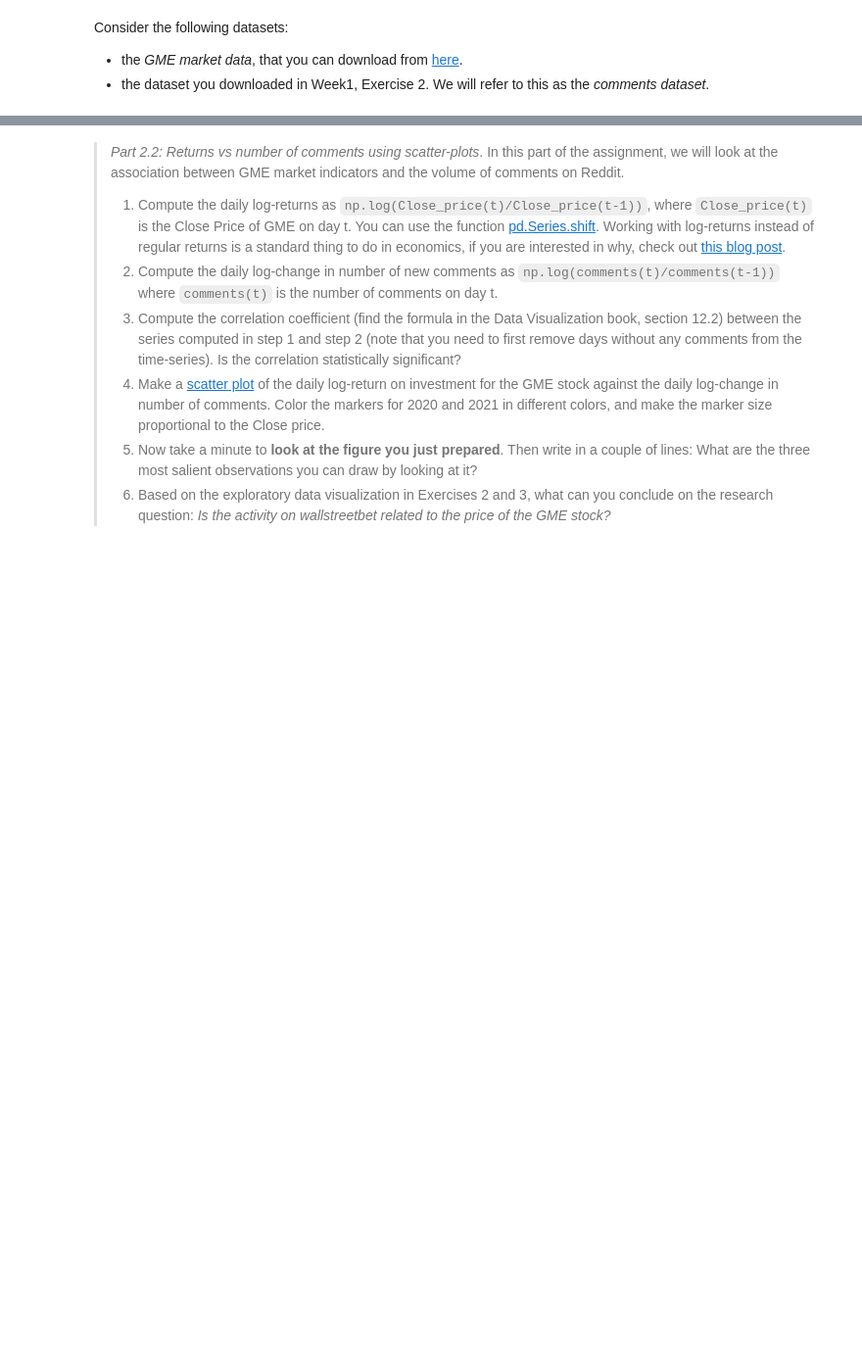
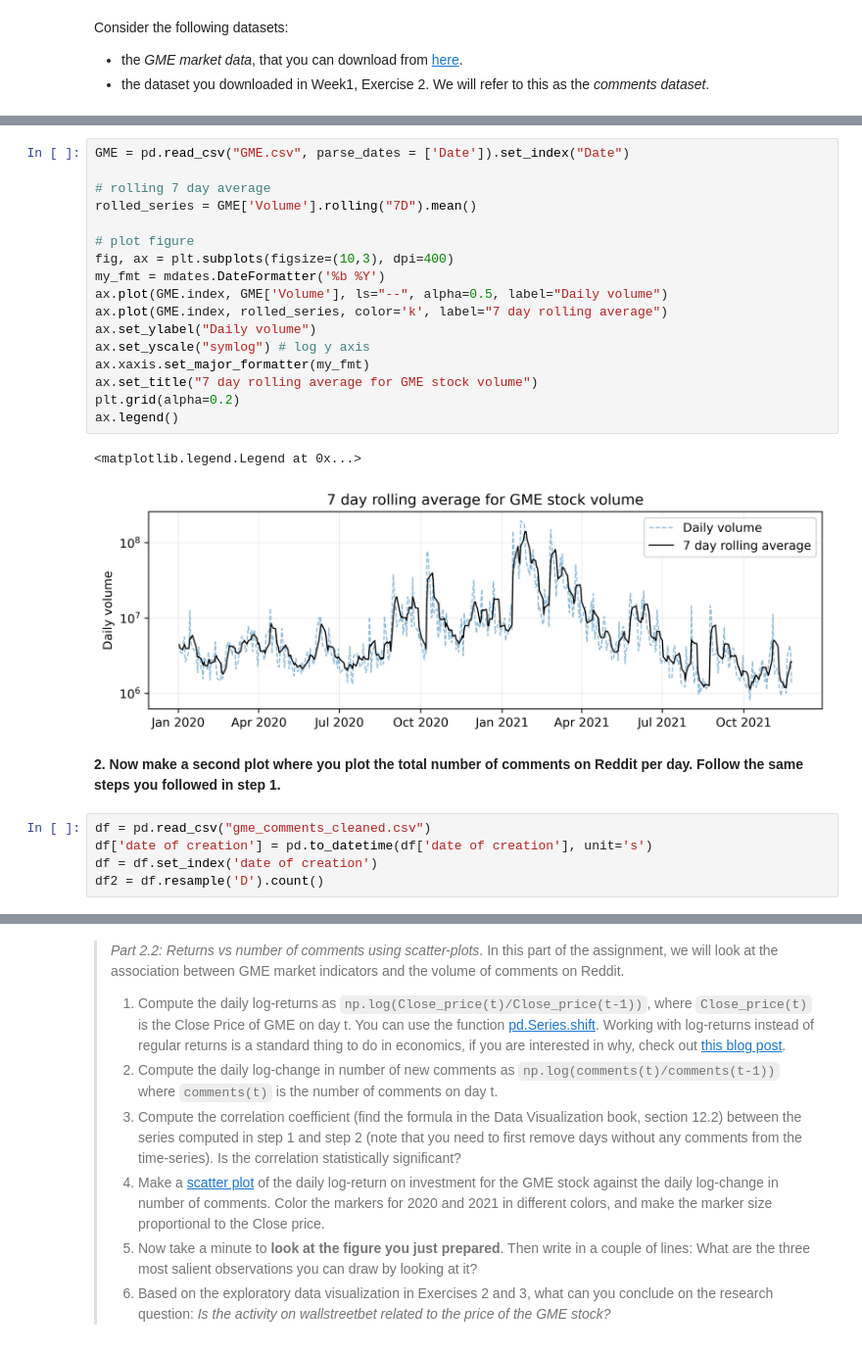
Before and after one commit to TECH-yufu/comsocsci2022-assignment-1, a Jupyter notebook: Assignment1.ipynb, the cells around one changed output, grey strips where cells are left out. Shown at 98% size. Drawn from its saved outputs; the diff is of its cells as text; blank space fills up the shorter version.

```diff
--- a/Assignment1.ipynb
+++ b/Assignment1.ipynb
@@ -58,0 +74,27 @@ Consider the following datasets:
+# %%
+GME = pd.read_csv("GME.csv", parse_dates = ['Date']).set_index("Date")
+
+# rolling 7 day average
+rolled_series = GME['Volume'].rolling("7D").mean()
+
+# plot figure
+fig, ax = plt.subplots(figsize=(10,3), dpi=400)
+my_fmt = mdates.DateFormatter('%b %Y')
+ax.plot(GME.index, GME['Volume'], ls="--", alpha=0.5, label="Daily volume")
+ax.plot(GME.index, rolled_series, color='k', label="7 day rolling average")
+ax.set_ylabel("Daily volume")
+ax.set_yscale("symlog") # log y axis
+ax.xaxis.set_major_formatter(my_fmt)
+ax.set_title("7 day rolling average for GME stock volume")
+plt.grid(alpha=0.2)
+ax.legend()
+# %% [output]
+<matplotlib.legend.Legend at 0x...>
+[figure, added]
+# %% [markdown]
+**2. Now make a second plot where you plot the total number of comments on Reddit per day. Follow the same steps you followed in step 1.**
+# %%
+df = pd.read_csv("gme_comments_cleaned.csv")
+df['date of creation'] = pd.to_datetime(df['date of creation'], unit='s')
+df = df.set_index('date of creation')
+df2 = df.resample('D').count()
```
Also changed, not shown: parts of 22 cells of this notebook.
